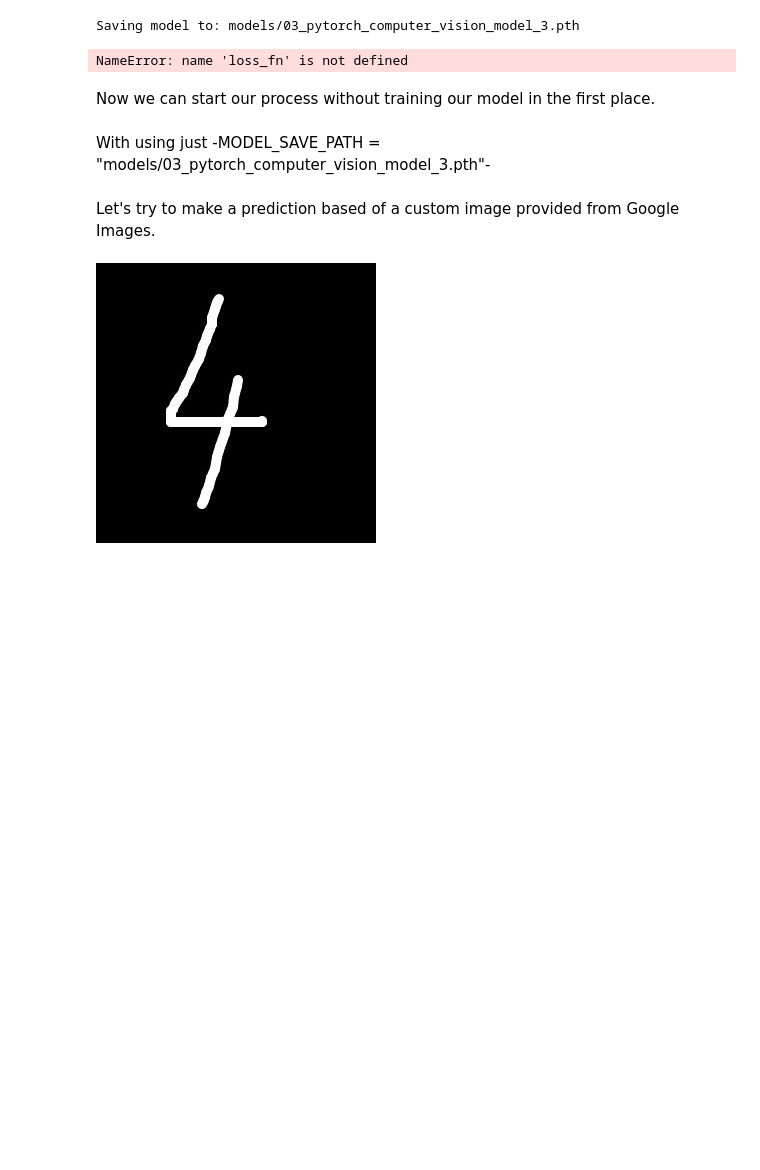
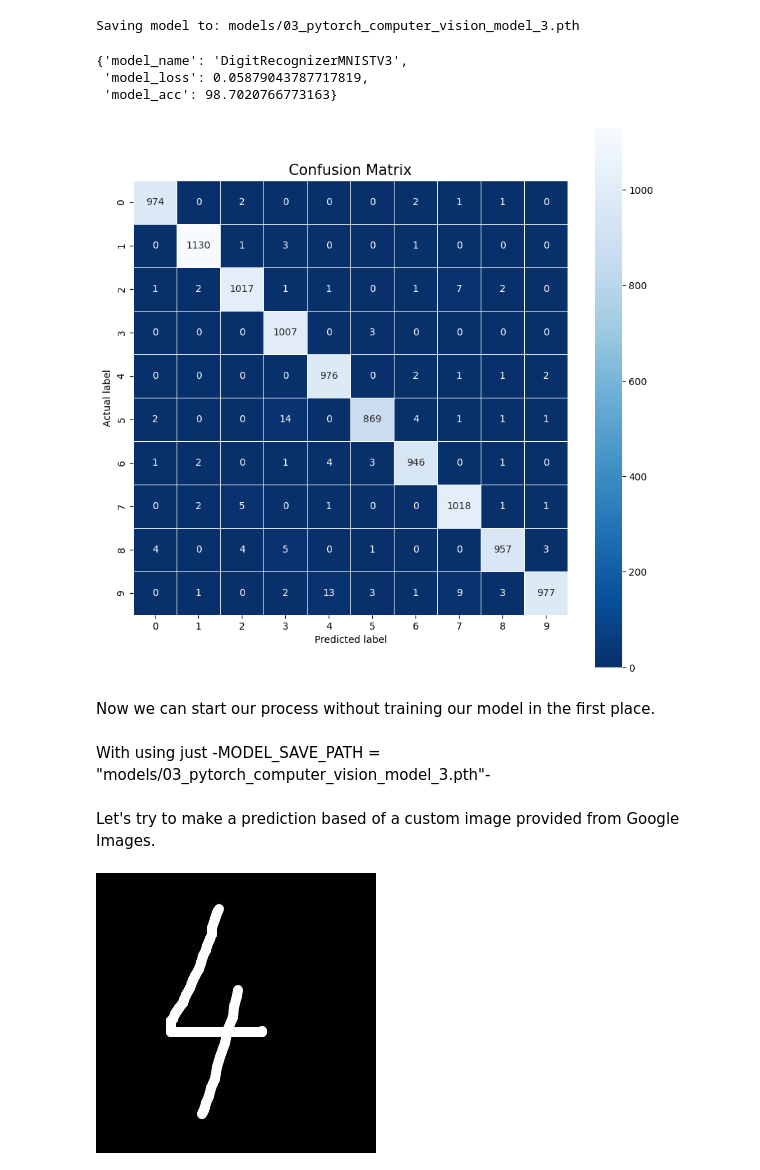
Before and after one commit to haldonmez/mnist-digit-recognizer, a Jupyter notebook: Model_3.ipynb, the cells around one changed output. Saved outputs shown, nothing was run; the diff lists cells and outputs as text; code cells hidden in the pictures; blank space fills up the shorter version.

```diff
--- a/Model_3.ipynb
+++ b/Model_3.ipynb
@@ -410,7 +442,7 @@ Saving model to: models/03_pytorch_computer_vision_model_3.pth
 # %%
 # Create a new instance of FashionMNISTModelV3 (the same class as our saved state_dict())
 # Note: loading model will error if the shapes here aren't the same as the saved version
-MODEL_SAVE_PATH = "models/03_pytorch_computer_vision_model_3.pth"
+MODEL_SAVE_PATH = "/content/03_pytorch_computer_vision_model_3.pth"
 loaded_model_3 = DigitRecognizerMNISTV3(input_shape=1,
                                     hidden_units=10, # try changing this to 128 and seeing what happens
                                     output_shape=10)
@@ -433,7 +465,54 @@ loaded_model_3_results = eval_model(
 
 loaded_model_3_results
 # %% [output]
-NameError: name 'loss_fn' is not defined
+{'model_name': 'DigitRecognizerMNISTV3',
+ 'model_loss': 0.05879043787717819,
+ 'model_acc': 98.7020766773163}
+# %%
+import torch
+import torch.nn.functional as F
+import matplotlib.pyplot as plt
+from sklearn.metrics import confusion_matrix
+import seaborn as sns
+
+def get_all_preds_and_targets(model, loader, device):
+    all_preds = torch.tensor([]).to(device)
+    all_targets = torch.tensor([]).to(device)
+    model.eval()  # Ensure the model is in evaluation mode
+    with torch.no_grad():  # Disable gradient calculation
+        for batch in loader:
+            images, labels = batch
+
+            # Move the images and labels to the correct device
+            images = images.to(device)
+            labels = labels.to(device)
+
+            preds = model(images)
+            all_preds = torch.cat((all_preds, preds), dim=0)
+            all_targets = torch.cat((all_targets, labels), dim=0)
+    return all_preds, all_targets
+
+# Assuming model_3, test_dataloader, and device are defined
+all_preds, all_targets = get_all_preds_and_targets(loaded_model_3, test_dataloader, device)
+
+# Apply softmax to get probabilities if the model outputs logits
+all_preds = F.softmax(all_preds, dim=1)
+
+# Get the predicted classes
+_, predicted_classes = torch.max(all_preds, 1)
+
+# Calculate the confusion matrix
+cm = confusion_matrix(all_targets.view(-1).cpu().numpy(), predicted_classes.view(-1).cpu().numpy())
+
+# Plot the confusion matrix
+plt.figure(figsize=(10,10))
+sns.heatmap(cm, annot=True, fmt=".0f", linewidths=.5, square=True, cmap='Blues_r')
+plt.ylabel('Actual label')
+plt.xlabel('Predicted label')
+plt.title('Confusion Matrix', size=15)
+plt.show()
+# %% [output]
+[figure, added]
 # %% [markdown]
 Now we can start our process without training our model in the first place.
 # %% [markdown]
```
Also changed, not shown: parts of 5 cells of this notebook.
